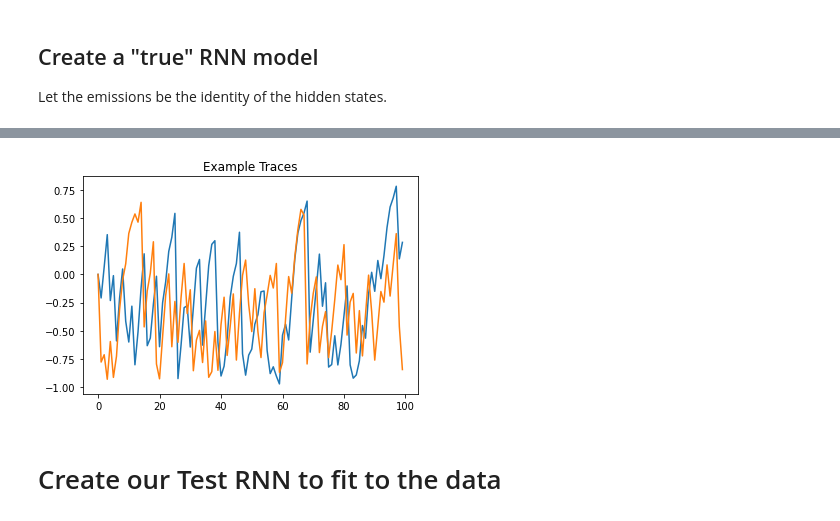
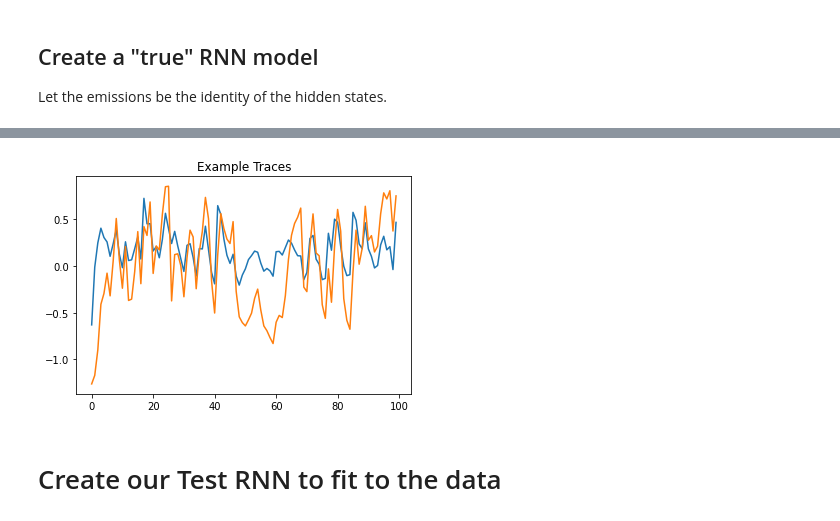
Before and after one commit to lindermanlab/ssm-jax, a Jupyter notebook: notebooks/scratch/rnn.ipynb, the cells around one changed output, grey strips where cells are left out. Drawn from its saved outputs; the diff is of its cells as text; code cells hidden in the pictures.

```diff
--- a/notebooks/scratch/rnn.ipynb
+++ b/notebooks/scratch/rnn.ipynb
@@ -49,6 +63,6 @@ def plot_emissions(states, data):
 Let the emissions be the identity of the hidden states.
 # %%
 num_input_dims = 1
-num_latent_dims = 1
+num_latent_dims = 2
 
 rnn = GRU(num_input_dims, num_latent_dims, seed=jr.PRNGKey(0))
@@ -65,11 +81,10 @@ train_states, train_dataset = rnn.sample(key=seed_2, covariates=train_inputs, nu
 test_inputs = jr.normal(seed_3, shape=(num_trials, num_timesteps, num_input_dims))
 test_states, test_dataset = rnn.sample(key=seed_4, covariates=test_inputs, num_steps=num_timesteps, num_samples=num_trials)
 # %%
-plt.plot(train_dataset[0], label="train")
-plt.plot(test_dataset[0], label="test")
+plt.plot(train_dataset[0])
 plt.title("Example Traces")
 plt.show()
 # %% [output]
-[figure, old version]
+[figure, new version]
 # %% [markdown]
 # Create our Test RNN to fit to the data
```
Also changed, not shown: parts of 20 cells of this notebook, 1 other file.
